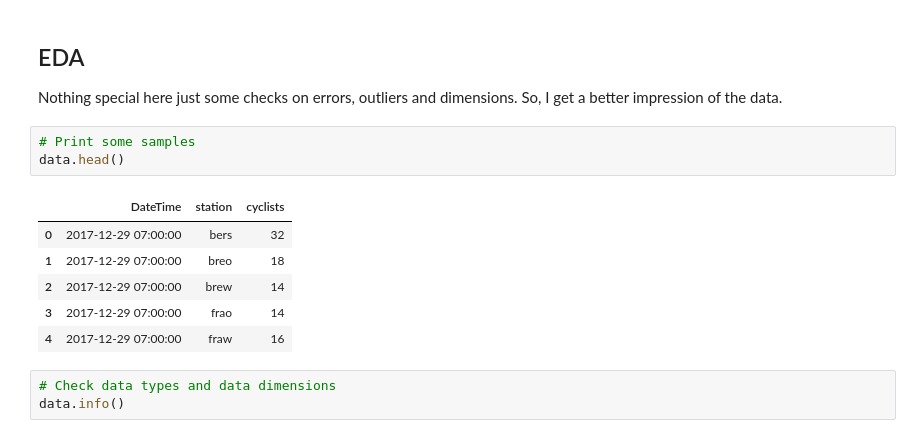
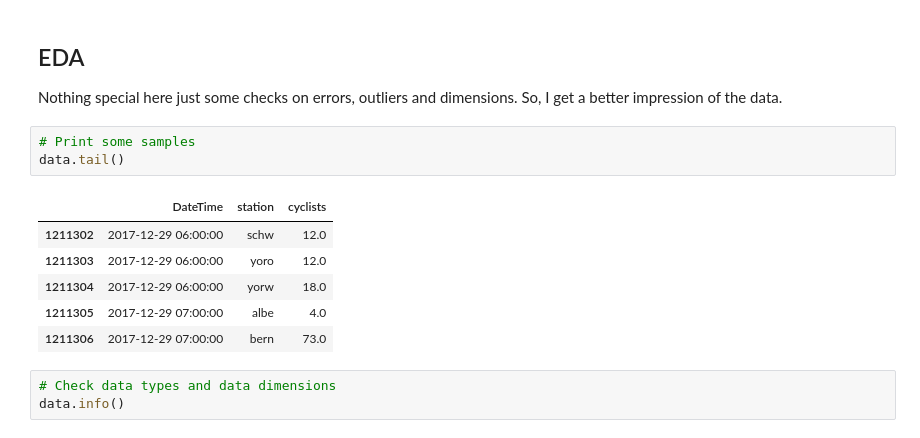
Before and after one commit to phisinger/BerlinBikeCount, a Jupyter notebook: src/Forecasting.ipynb, the cells around one changed output. Cells and saved outputs as stored; diff of their text form.

```diff
--- a/src/Forecasting.ipynb
+++ b/src/Forecasting.ipynb
@@ -19,14 +19,14 @@ data = pd.read_csv("../data/data_all_years.csv", parse_dates=[0])
 Nothing special here just some checks on errors, outliers and dimensions. So, I get a better impression of the data.
 # %%
 # Print some samples
-data.head()
+data.tail()
 # %% [output]
 |  | DateTime | station | cyclists |
-| 0 | 2017-12-29 07:00:00 | bers | 32 |
-| 1 | 2017-12-29 07:00:00 | breo | 18 |
-| 2 | 2017-12-29 07:00:00 | brew | 14 |
-| 3 | 2017-12-29 07:00:00 | frao | 14 |
-| 4 | 2017-12-29 07:00:00 | fraw | 16 |
+| 1211302 | 2017-12-29 06:00:00 | schw | 12.0 |
+| 1211303 | 2017-12-29 06:00:00 | yoro | 12.0 |
+| 1211304 | 2017-12-29 06:00:00 | yorw | 18.0 |
+| 1211305 | 2017-12-29 07:00:00 | albe | 4.0 |
+| 1211306 | 2017-12-29 07:00:00 | bern | 73.0 |
 # %%
 # Check data types and data dimensions
 data.info()
```
Also changed, not shown: parts of 6 cells of this notebook.
